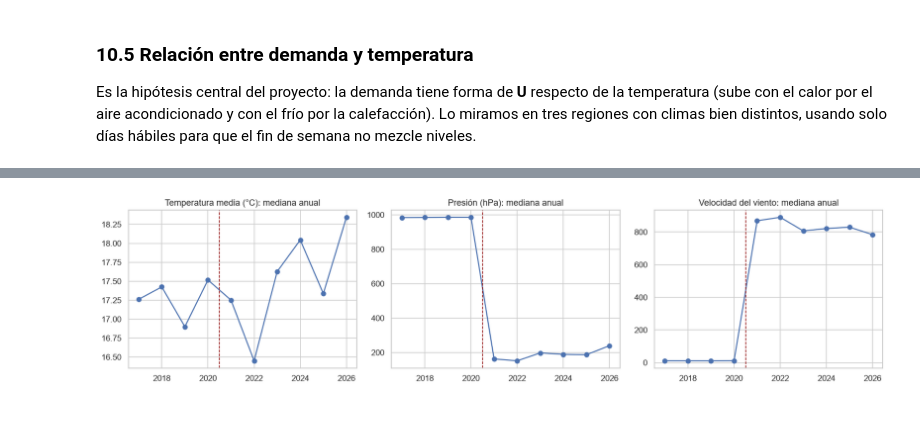
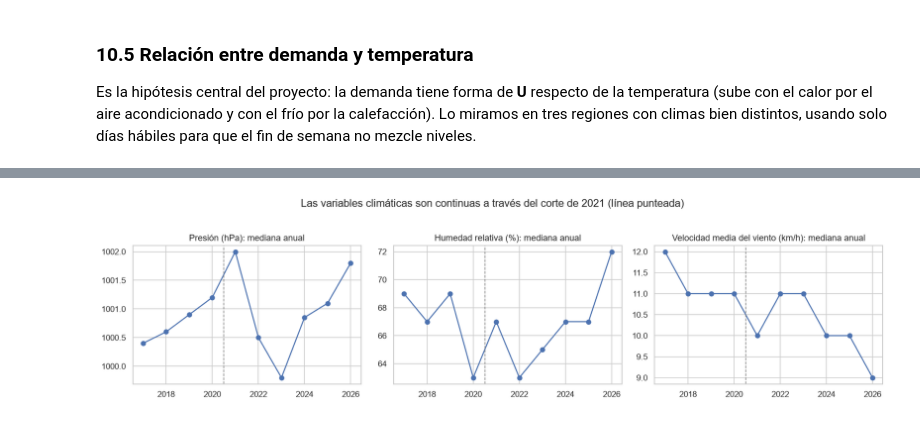
Before and after one commit to ElMejorGrupo4/2-da-Pre-entrega-, a Jupyter notebook: notebooks/01_eda_inicial.ipynb, the cells around one changed output, grey strips where cells are left out. Cells and saved outputs as stored; diff of their text form; code cells hidden in the pictures.

Commit message:
Corrige el dataset regional y valida las variables climáticas

```diff
--- a/notebooks/01_eda_inicial.ipynb
+++ b/notebooks/01_eda_inicial.ipynb
@@ -570,0 +590,4 @@ nulos_region[nulos_region > 0].to_frame("nulos")
+# %%
+# nulos por variable y región: cada región usa una sola estación, así que se ven los faltantes reales
+clima = ["TMAX", "TMIN", "TMEDIA", "PRECIP", "HELIOF", "VTO_MDIR", "VTO_MVEL", "VEL_MED", "PRE_EST", "HUM_REL", "NUB_TOT"]
+df_region.groupby("zona")[clima].apply(lambda g: g.isna().sum())
@@ -581,4 +615,0 @@ TMAX < TMIN:         0
-# %%
-# mediana anual de cada variable climática: una variable física no cambia de escala de un año a otro
-clima = ["TMAX", "TMIN", "TMEDIA", "HUM_REL", "HELIOF", "PRECIP", "VEL_MED", "PRE_EST"]
-df_region.groupby(df_region.Fecha.dt.year)[clima].median().round(1).T
@@ -595,10 +636,11 @@ df_region.groupby(df_region.Fecha.dt.year)[clima].median().round(1).T
 # %%
 fig, axes = plt.subplots(1, 3, figsize=(15, 3.8))
 anual_clima = df_region.groupby(df_region.Fecha.dt.year)[clima].median()
-for ax, (col, titulo) in zip(axes, [("TMEDIA", "Temperatura media (°C)"), ("PRE_EST", "Presión (hPa)"), ("VEL_MED", "Velocidad del viento")]):
+for ax, (col, titulo) in zip(axes, [("PRE_EST", "Presión (hPa)"), ("HUM_REL", "Humedad relativa (%)"), ("VEL_MED", "Velocidad media del viento (km/h)")]):
     anual_clima[col].plot(ax=ax, marker="o")
-    ax.axvline(2020.5, color="darkred", ls="--", lw=1)
+    ax.axvline(2020.5, color="gray", ls="--", lw=1)
     ax.set(title=f"{titulo}: mediana anual", xlabel="")
-guardar("quiebre_clima_2021")
+fig.suptitle("Las variables climáticas son continuas a través del corte de 2021 (línea punteada)", y=1.03)
+guardar("clima_alineado_2021")
 # %% [output]
-[figure, old version]
+[figure, new version]
```
Also changed, not shown: parts of 21 cells of this notebook, 7 other files.
